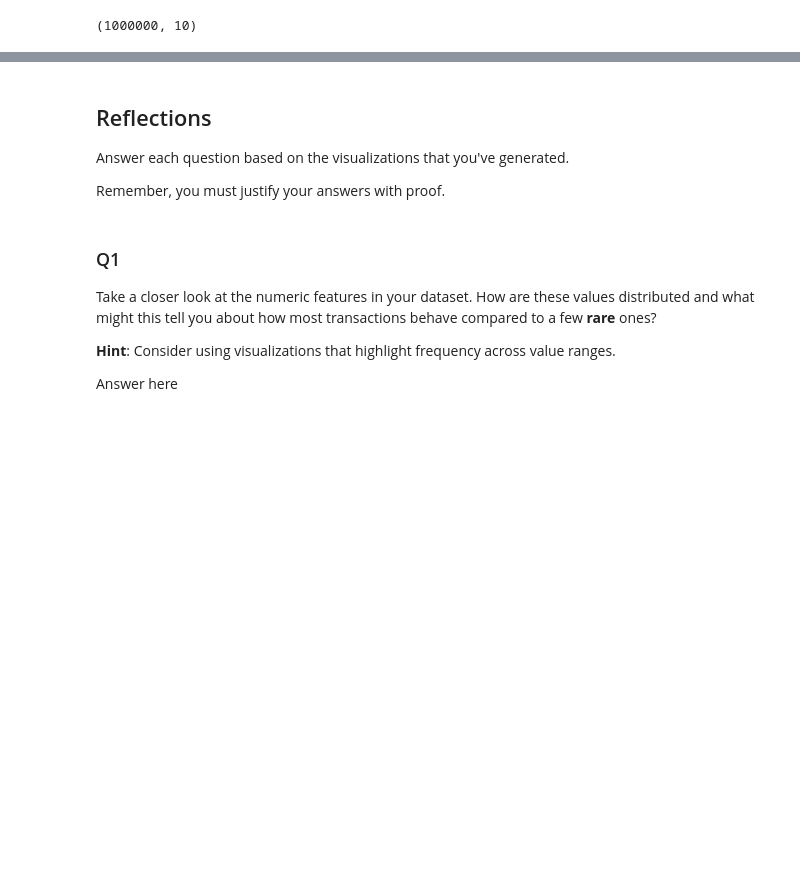
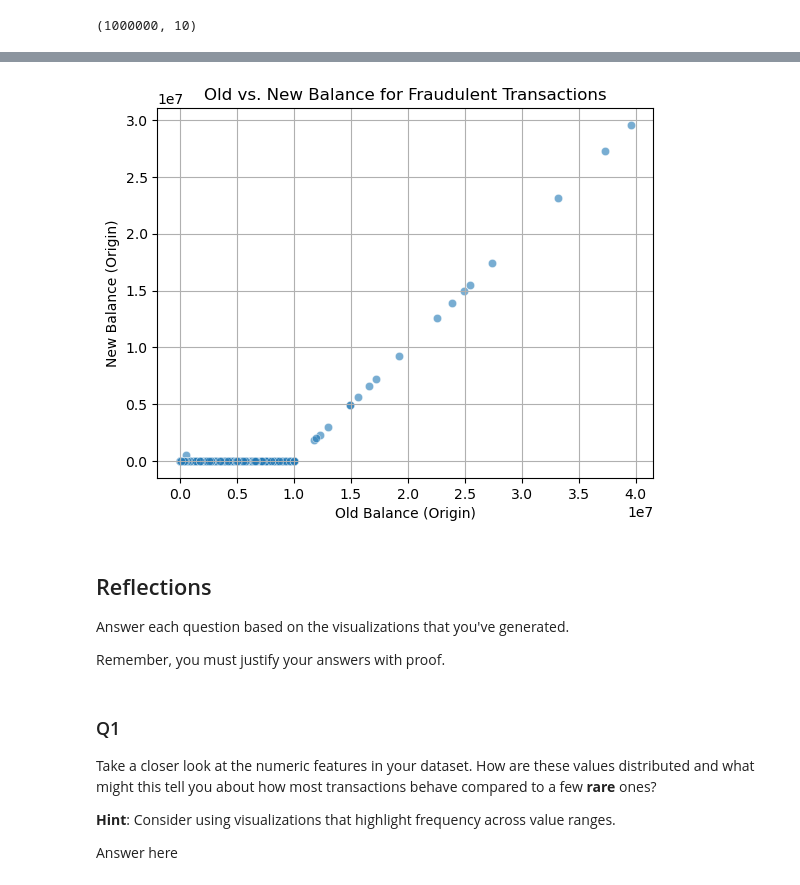
Before and after one commit to NadyaT-hub/Fraud-Detection-T-Lab, a Jupyter notebook: notebooks/eda.ipynb, the cells around one changed output, grey strips where cells are left out. Saved outputs shown, nothing was run; the diff lists cells and outputs as text; code cells hidden in the pictures; blank space fills up the shorter version.

```diff
--- a/notebooks/eda.ipynb
+++ b/notebooks/eda.ipynb
@@ -35,3 +103,14 @@ transactions.shape
+# %%
+fraud_df = transactions[transactions['isFraud'] == 1]
+
+sns.scatterplot(x='oldbalanceOrg', y='newbalanceOrig', data=fraud_df, alpha=0.6)
+plt.title('Old vs. New Balance for Fraudulent Transactions')
+plt.xlabel('Old Balance (Origin)')
+plt.ylabel('New Balance (Origin)')
+plt.grid()
+plt.show()
+# %% [output]
+[figure, added]
 # %% [markdown]
 ## Reflections
 
```
Also changed, not shown: parts of 6 cells of this notebook.
